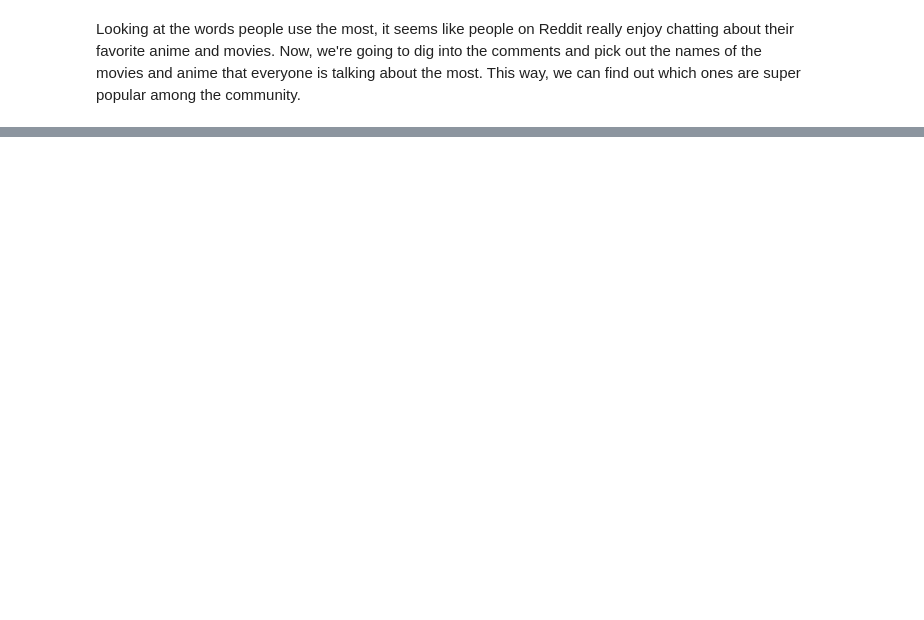
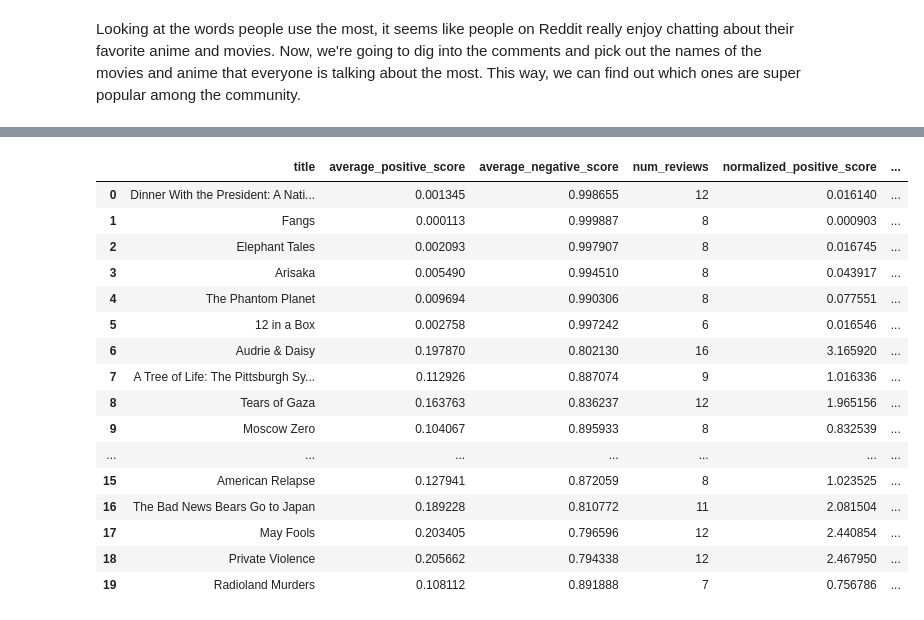
Before and after one commit to Sangeetha-238/BigData_Reddit_Analysis, a Jupyter notebook: code/nlp/visualizations.ipynb, the cells around one changed output, grey strips where cells are left out. Saved outputs shown, nothing was run; the diff lists cells and outputs as text; code cells hidden in the pictures; blank space fills up the shorter version.

```diff
--- a/code/nlp/visualizations.ipynb
+++ b/code/nlp/visualizations.ipynb
@@ -78,0 +125,24 @@ Looking at the words people use the most, it seems like people on Reddit really
+# %%
+negative_movies = pd.read_csv('../../data/csv/20_negative_movieReviews.csv')
+# %%
+negative_movies['rating'] = negative_movies['weighted_rating']*100
+# %%
+negative_movies
+# %% [output]
+|  | title | average_positive_score | average_negative_score | num_reviews | normalized_positive_score | ... |
+| 0 | Dinner With the President: A Nati... | 0.001345 | 0.998655 | 12 | 0.016140 | ... |
+| 1 | Fangs | 0.000113 | 0.999887 | 8 | 0.000903 | ... |
+| 2 | Elephant Tales | 0.002093 | 0.997907 | 8 | 0.016745 | ... |
+| 3 | Arisaka | 0.005490 | 0.994510 | 8 | 0.043917 | ... |
+| 4 | The Phantom Planet | 0.009694 | 0.990306 | 8 | 0.077551 | ... |
+| 5 | 12 in a Box | 0.002758 | 0.997242 | 6 | 0.016546 | ... |
+| 6 | Audrie & Daisy | 0.197870 | 0.802130 | 16 | 3.165920 | ... |
+| 7 | A Tree of Life: The Pittsburgh Sy... | 0.112926 | 0.887074 | 9 | 1.016336 | ... |
+| 8 | Tears of Gaza | 0.163763 | 0.836237 | 12 | 1.965156 | ... |
+| 9 | Moscow Zero | 0.104067 | 0.895933 | 8 | 0.832539 | ... |
+| ... | ... | ... | ... | ... | ... | ... |
+| 15 | American Relapse | 0.127941 | 0.872059 | 8 | 1.023525 | ... |
+| 16 | The Bad News Bears Go to Japan | 0.189228 | 0.810772 | 11 | 2.081504 | ... |
+| 17 | May Fools | 0.203405 | 0.796596 | 12 | 2.440854 | ... |
+| 18 | Private Violence | 0.205662 | 0.794338 | 12 | 2.467950 | ... |
+| 19 | Radioland Murders | 0.108112 | 0.891888 | 7 | 0.756786 | ... |
```
Also changed, not shown: parts of 11 cells of this notebook, 3 other files.
